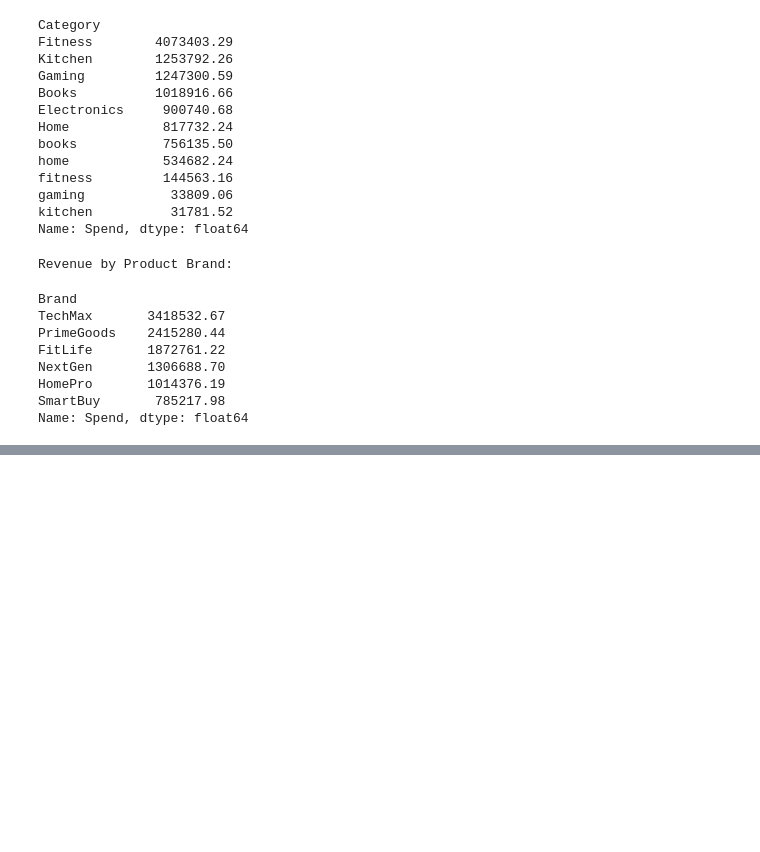
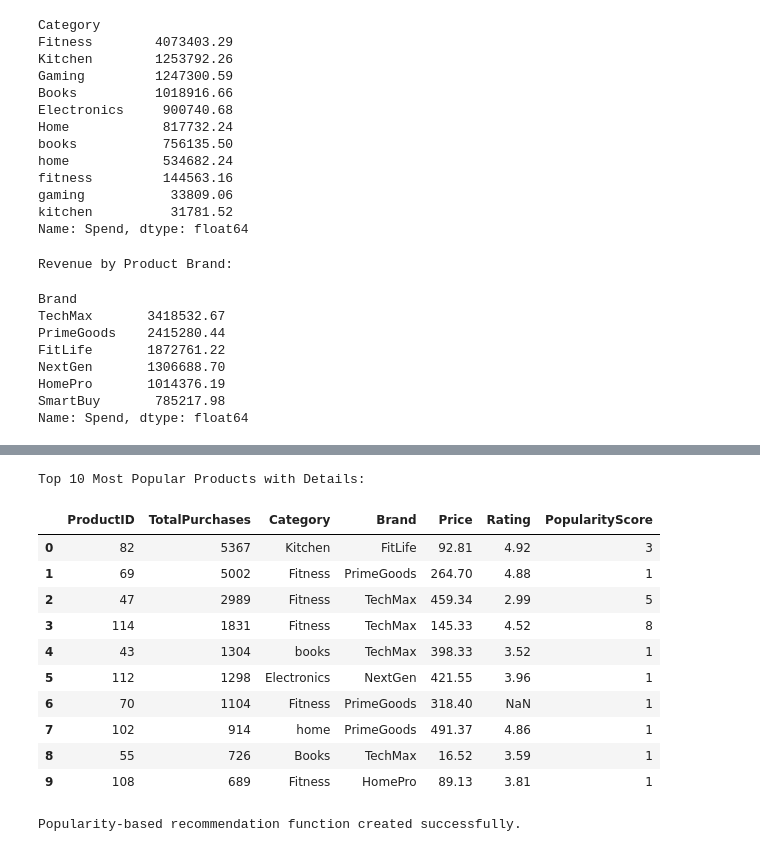
Before and after one commit to JackVC1/CA1-Data-Analytics-for-Business, a Jupyter notebook: notebooks/02_recommendation_system.ipynb, the cells around one changed output, grey strips where cells are left out. Cells and saved outputs as stored; diff of their text form; code cells hidden in the pictures; blank space fills up the shorter version.

```diff
--- a/notebooks/02_recommendation_system.ipynb
+++ b/notebooks/02_recommendation_system.ipynb
@@ -459,0 +607,13 @@ Name: Spend, dtype: float64
+# %%
+# TASK 2: Recommendation System Development
+# Requirement: Develop a popularity-based recommendation system
+
+# Calculate total purchases for each product
+product_popularity = interaction_matrix.sum(axis=0)
+
+# Rank products from most to least popular
+popular_products = product_popularity.sort_values(ascending=False)
+
+# Display the 10 most popular products
+print("Top 10 Most Popular Products:")
+display(popular_products.head(10))
@@ -459,0 +634,61 @@ Name: Spend, dtype: float64
+# %%
+# TASK 2: Recommendation System Development
+# Requirement: Display popular products with their product details
+
+# Convert the popularity ranking into a DataFrame
+popular_products_df = popular_products.reset_index(name="TotalPurchases")
+
+# Add product details using ProductID
+popular_products_df = popular_products_df.merge(
+    products,
+    on="ProductID",
+    how="left"
+)
+
+# Display the 10 most popular products
+print("Top 10 Most Popular Products with Details:")
+display(popular_products_df.head(10))
+# %% [output]
+Top 10 Most Popular Products with Details:
+|  | ProductID | TotalPurchases | Category | Brand | Price | Rating | PopularityScore |
+| 0 | 82 | 5367 | Kitchen | FitLife | 92.81 | 4.92 | 3 |
+| 1 | 69 | 5002 | Fitness | PrimeGoods | 264.70 | 4.88 | 1 |
+| 2 | 47 | 2989 | Fitness | TechMax | 459.34 | 2.99 | 5 |
+| 3 | 114 | 1831 | Fitness | TechMax | 145.33 | 4.52 | 8 |
+| 4 | 43 | 1304 | books | TechMax | 398.33 | 3.52 | 1 |
+| 5 | 112 | 1298 | Electronics | NextGen | 421.55 | 3.96 | 1 |
+| 6 | 70 | 1104 | Fitness | PrimeGoods | 318.40 | NaN | 1 |
+| 7 | 102 | 914 | home | PrimeGoods | 491.37 | 4.86 | 1 |
+| 8 | 55 | 726 | Books | TechMax | 16.52 | 3.59 | 1 |
+| 9 | 108 | 689 | Fitness | HomePro | 89.13 | 3.81 | 1 |
+# %%
+# TASK 2: Recommendation System Development
+# Requirement: Create a function to recommend popular products to customers
+
+def recommend_popular_products(customer_id, number_of_recommendations=5):
+
+    # Identify products already purchased by this customer
+    customer_purchases = interaction_matrix.loc[customer_id]
+    purchased_products = customer_purchases[customer_purchases > 0].index
+
+    # Exclude products the customer has already purchased
+    recommendations = popular_products[
+        ~popular_products.index.isin(purchased_products)
+    ]
+
+    # Select the requested number of recommendations
+    recommendations = recommendations.head(number_of_recommendations)
+
+    # Add product details
+    recommendations = recommendations.reset_index(name="TotalPurchases")
+    recommendations = recommendations.merge(
+        products,
+        on="ProductID",
+        how="left"
+    )
+
+    return recommendations
+
+print("Popularity-based recommendation function created successfully.")
+# %% [output]
+Popularity-based recommendation function created successfully.
```
Also changed, not shown: parts of 22 cells of this notebook.
